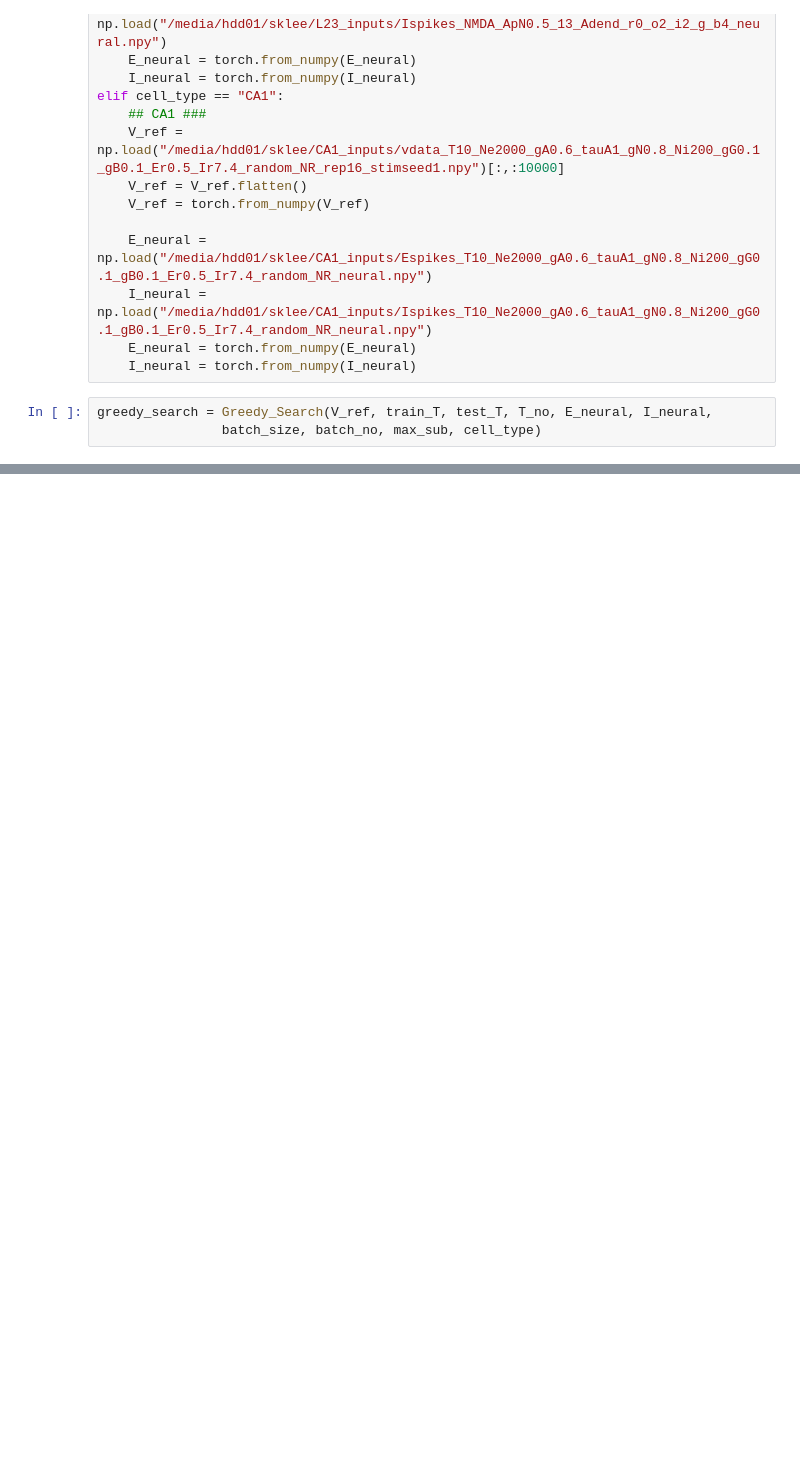
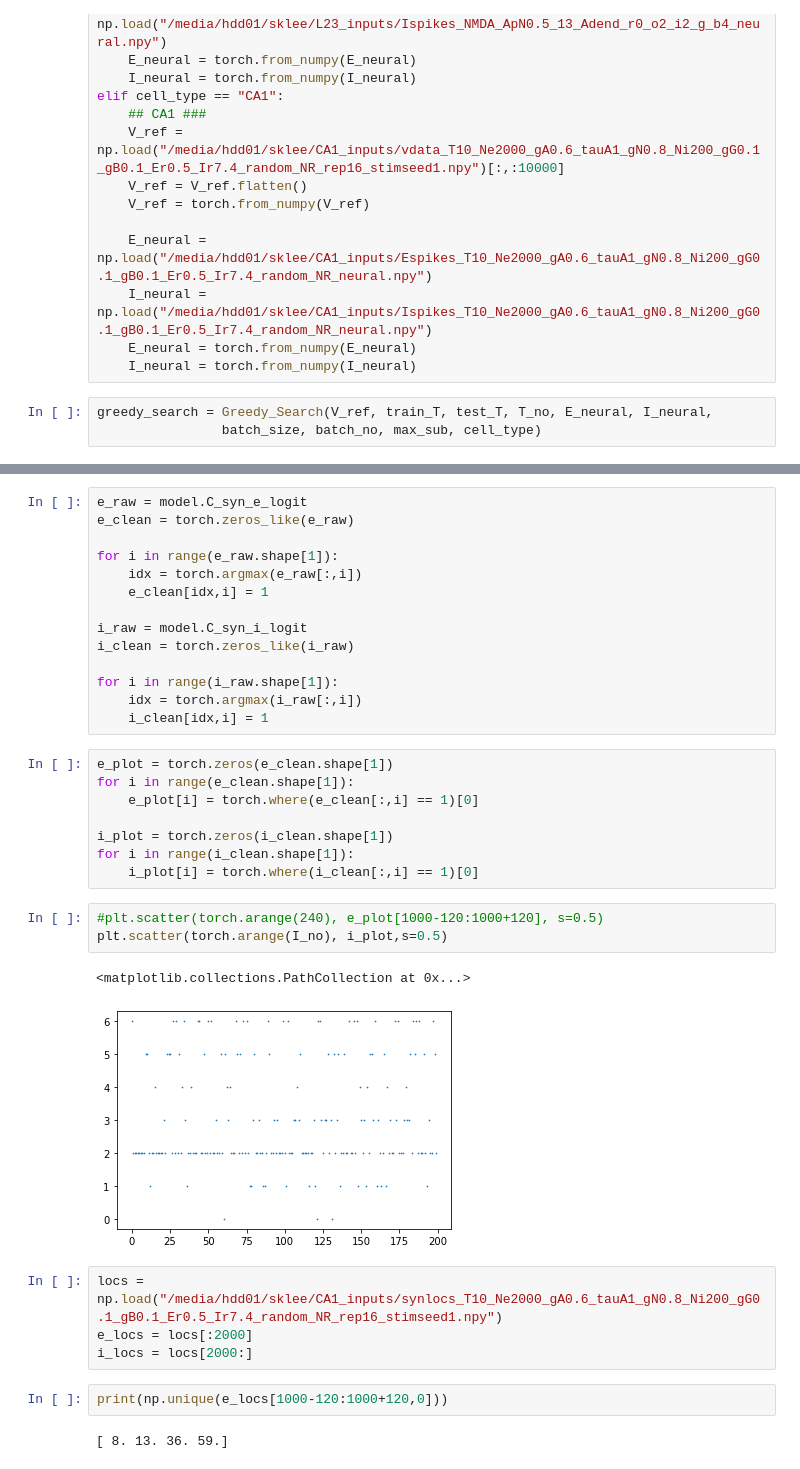
Before and after one commit to yjkimnada/cambridge, a Jupyter notebook: greedy/greedy_search_new-Copy1.ipynb, the cells around one changed output, grey strips where cells are left out. Saved outputs shown, nothing was run; the diff lists cells and outputs as text; blank space fills up the shorter version.

```diff
--- a/greedy/greedy_search_new-Copy1.ipynb
+++ b/greedy/greedy_search_new-Copy1.ipynb
@@ -59,0 +133,36 @@ FINAL_BEST_SCORES tensor([0.7543, 0.8510, 0.8428, 0.8418, 0.8373, 0.8622, 0.8581
+# %%
+e_raw = model.C_syn_e_logit
+e_clean = torch.zeros_like(e_raw)
+
+for i in range(e_raw.shape[1]):
+    idx = torch.argmax(e_raw[:,i])
+    e_clean[idx,i] = 1
+
+i_raw = model.C_syn_i_logit
+i_clean = torch.zeros_like(i_raw)
+
+for i in range(i_raw.shape[1]):
+    idx = torch.argmax(i_raw[:,i])
+    i_clean[idx,i] = 1
+# %%
+e_plot = torch.zeros(e_clean.shape[1])
+for i in range(e_clean.shape[1]):
+    e_plot[i] = torch.where(e_clean[:,i] == 1)[0]
+
+i_plot = torch.zeros(i_clean.shape[1])
+for i in range(i_clean.shape[1]):
+    i_plot[i] = torch.where(i_clean[:,i] == 1)[0]
+# %%
+#plt.scatter(torch.arange(240), e_plot[1000-120:1000+120], s=0.5)
+plt.scatter(torch.arange(I_no), i_plot,s=0.5)
+# %% [output]
+<matplotlib.collections.PathCollection at 0x...>
+[figure, added]
+# %%
+locs = np.load("/media/hdd01/sklee/CA1_inputs/synlocs_T10_Ne2000_gA0.6_tauA1_gN0.8_Ni200_gG0.1_gB0.1_Er0.5_Ir7.4_random_NR_rep16_stimseed1.npy")
+e_locs = locs[:2000]
+i_locs = locs[2000:]
+# %%
+print(np.unique(e_locs[1000-120:1000+120,0]))
+# %% [output]
+[ 8. 13. 36. 59.]
```
Also changed, not shown: parts of 5 cells of this notebook, 7 other files.
